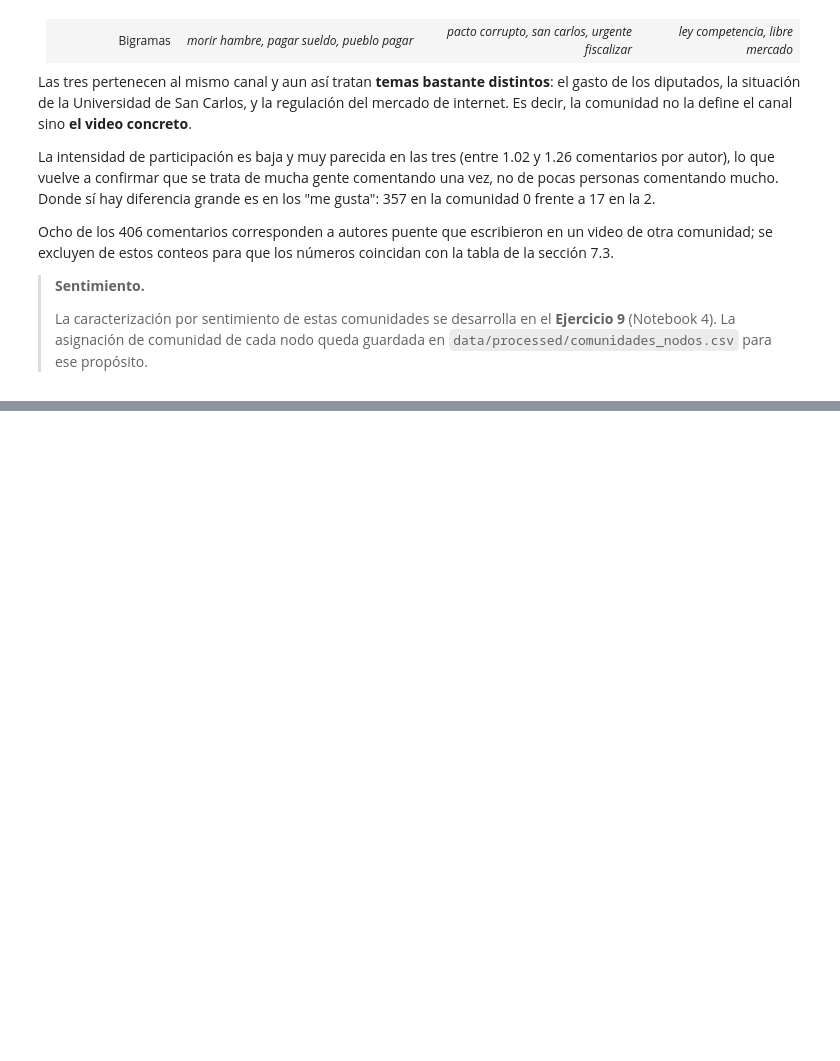
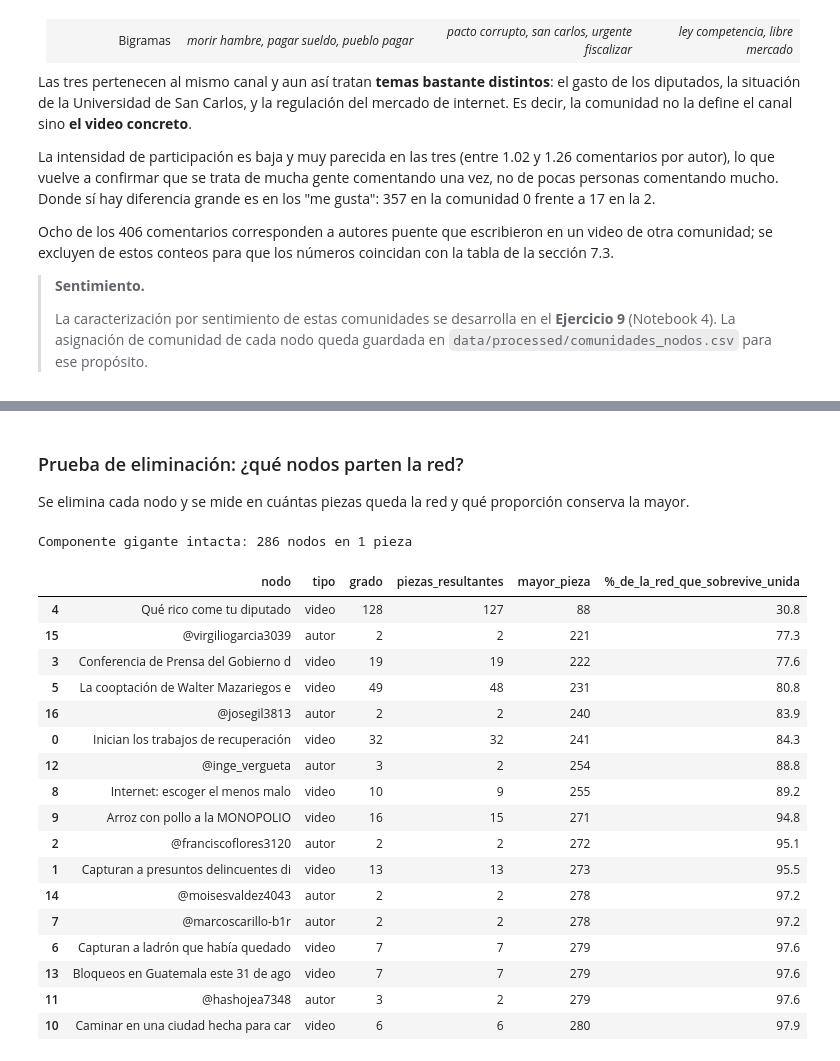
Before and after one commit to Tunchxz/CC3084-Laboratorio-6, a Jupyter notebook: notebooks/03_redes.ipynb, the cells around one changed output, grey strips where cells are left out. Cells and saved outputs as stored; diff of their text form; code cells hidden in the pictures; blank space fills up the shorter version.

```diff
--- a/notebooks/03_redes.ipynb
+++ b/notebooks/03_redes.ipynb
@@ -995,0 +1179,43 @@ Ocho de los 406 comentarios corresponden a autores puente que escribieron en un
+# %% [markdown]
+### Prueba de eliminación: ¿qué nodos parten la red?
+
+Se elimina cada nodo y se mide en cuántas piezas queda la red y qué proporción conserva la mayor.
+# %%
+base = gigante_B.number_of_nodes()
+prueba = []
+for n in nx.articulation_points(gigante_B):
+    H = gigante_B.copy()
+    H.remove_node(n)
+    piezas = sorted((len(c) for c in nx.connected_components(H)), reverse=True)
+    prueba.append({
+        "nodo": (titulo_video.get(n) or nodos.set_index("node_id")["etiqueta"][n])[:36],
+        "tipo": tipo[n],
+        "grado": B.degree(n),
+        "piezas_resultantes": len(piezas),
+        "mayor_pieza": piezas[0],
+        "%_de_la_red_que_sobrevive_unida": round(piezas[0] / base * 100, 1),
+    })
+
+prueba = pd.DataFrame(prueba).sort_values("%_de_la_red_que_sobrevive_unida")
+print(f"Componente gigante intacta: {base} nodos en 1 pieza")
+prueba
+# %% [output]
+Componente gigante intacta: 286 nodos en 1 pieza
+|  | nodo | tipo | grado | piezas_resultantes | mayor_pieza | %_de_la_red_que_sobrevive_unida |
+| 4 | Qué rico come tu diputado | video | 128 | 127 | 88 | 30.8 |
+| 15 | @virgiliogarcia3039 | autor | 2 | 2 | 221 | 77.3 |
+| 3 | Conferencia de Prensa del Gobierno d | video | 19 | 19 | 222 | 77.6 |
+| 5 | La cooptación de Walter Mazariegos e | video | 49 | 48 | 231 | 80.8 |
+| 16 | @josegil3813 | autor | 2 | 2 | 240 | 83.9 |
+| 0 | Inician los trabajos de recuperación | video | 32 | 32 | 241 | 84.3 |
+| 12 | @inge_vergueta | autor | 3 | 2 | 254 | 88.8 |
+| 8 | Internet: escoger el menos malo | video | 10 | 9 | 255 | 89.2 |
+| 9 | Arroz con pollo a la MONOPOLIO | video | 16 | 15 | 271 | 94.8 |
+| 2 | @franciscoflores3120 | autor | 2 | 2 | 272 | 95.1 |
+| 1 | Capturan a presuntos delincuentes di | video | 13 | 13 | 273 | 95.5 |
+| 14 | @moisesvaldez4043 | autor | 2 | 2 | 278 | 97.2 |
+| 7 | @marcoscarillo-b1r | autor | 2 | 2 | 278 | 97.2 |
+| 6 | Capturan a ladrón que había quedado | video | 7 | 7 | 279 | 97.6 |
+| 13 | Bloqueos en Guatemala este 31 de ago | video | 7 | 7 | 279 | 97.6 |
+| 11 | @hashojea7348 | autor | 3 | 2 | 279 | 97.6 |
+| 10 | Caminar en una ciudad hecha para car | video | 6 | 6 | 280 | 97.9 |
```
Also changed, not shown: parts of 13 cells of this notebook.
